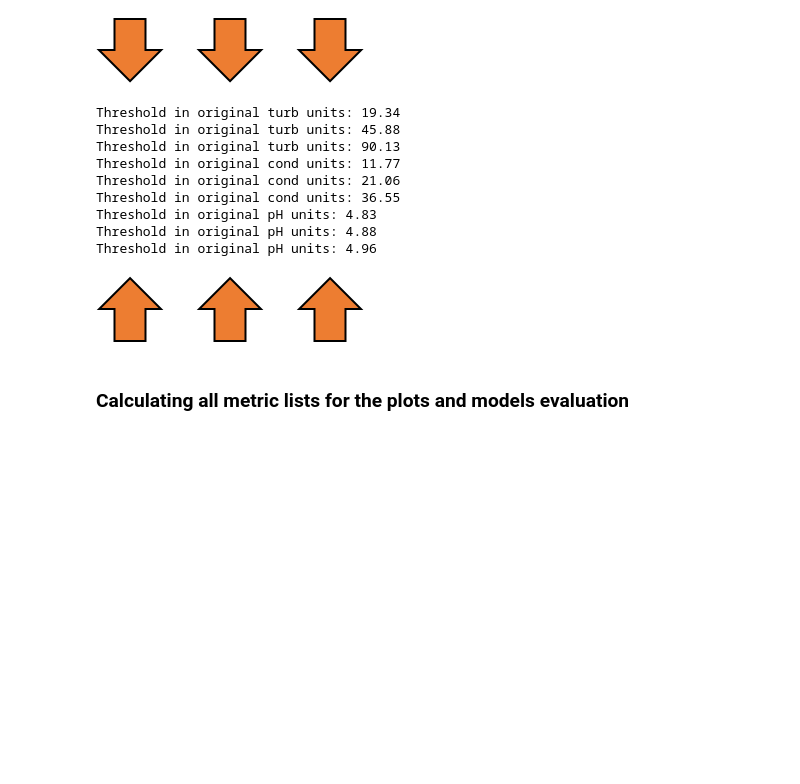
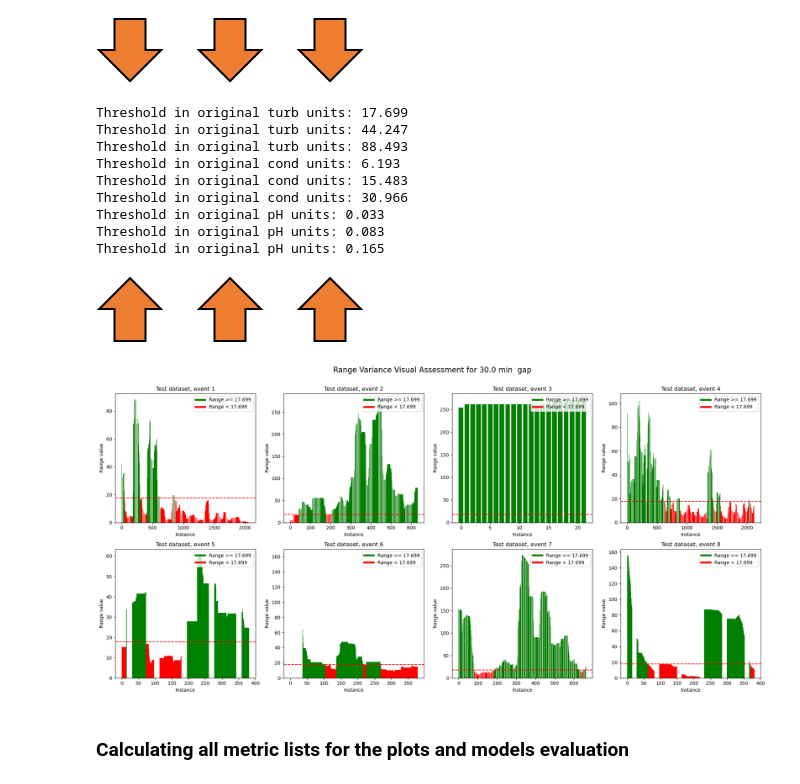
Before and after one commit to n1kraz/imputation-research, a Jupyter notebook: results/results.ipynb, the cells around one changed output. Cells and saved outputs as stored; diff of their text form; code cells hidden in the pictures; blank space fills up the shorter version.

```diff
--- a/results/results.ipynb
+++ b/results/results.ipynb
@@ -55,5 +56,8 @@ TensorFlow version:  2.10.0
 # %%
 # Specify interval at which data were resampled
 interval = '30s'
+# Number of padded datapoints at either end of each event in dataset - added at data preprocessing
 predefined_max_lag_size = 90
+# Choosing which scale to use normalized/original scale
+normalized = False
 # %%
@@ -458,32 +500,25 @@ def scale_par_back(value, param, info=False):
 # %% [markdown]
 ![image.png](attachment:7070c7bf-7bc2-4fa7-b943-527f3b0943e6.png)
 # %%
-# 25 NTU = 0.0132
-# 50 NTU = 0.0273255
-# 100 NTU = 0.055576
-# 125 NTU = 0.0697015
-
-
+parame = ['turb', 'cond', 'pH']
 # We are going to use 3 splits: 0 (maybe 1), 2.5 and 5%
-
-threshold_range = [0.01, 0.025, 0.05]
-parame = ['turb', 'cond', 'pH']
-
-
-# Doesn't return correct value for pH
-for par in parame:
-    for thr in threshold_range:
-        scale_par_back(thr, par, info=True)
+threshold_range_relative = [0.01, 0.025, 0.05]
+threshold_range = [threshold_range_relative, threshold_range_relative, threshold_range_relative]
+if normalized == False:
+    threshold_range_original = []
+    for par in parame:
+        threshold_range_original.append([scale_threshold_back(thr, par, info=True) for thr in threshold_range[0]])
+    threshold_range = threshold_range_original
 # %% [output]
-Threshold in original turb units: 19.34
-Threshold in original turb units: 45.88
-Threshold in original turb units: 90.13
-Threshold in original cond units: 11.77
-Threshold in original cond units: 21.06
-Threshold in original cond units: 36.55
-Threshold in original pH units: 4.83
-Threshold in original pH units: 4.88
-Threshold in original pH units: 4.96
+Threshold in original turb units: 17.699
+Threshold in original turb units: 44.247
+Threshold in original turb units: 88.493
+Threshold in original cond units: 6.193
+Threshold in original cond units: 15.483
+Threshold in original cond units: 30.966
+Threshold in original pH units: 0.033
+Threshold in original pH units: 0.083
+Threshold in original pH units: 0.165
 # %% [markdown]
 ![image.png](attachment:5d911135-c5c3-4f6f-917b-3e205f2c25f4.png)
 # %%
@@ -494,8 +529,8 @@ def range_variance_visual_assessment(lag, gap, threshold, param):
 
     for eve in range(8):
         # Getting range variance
-        number_of_instances = (len(multipar_norm_test_dataset_list[eve][predefined_max_lag_size: -(predefined_max_lag_size)]) - 2 * lag) - gap + 1
-        eve_inst_array = instance_event_collection(lag, gap, multipar_norm_test_dataset_list, param, base=True)[eve]
+        number_of_instances = (len(multipar_test_dataset_list[eve][predefined_max_lag_size: -(predefined_max_lag_size)]) - 2 * lag) - gap + 1
+        eve_inst_array = instance_event_collection(lag, gap, multipar_test_dataset_list, param, base=True)[eve]
         range_variance = clustering_instances_event(eve_inst_array, number_of_instances, threshold)
 
         # Example data
@@ -511,11 +546,11 @@ def range_variance_visual_assessment(lag, gap, threshold, param):
         # Plot the data
         ax = axes[eve]
         ax.bar(categories, values, color=colors)
-        ax.axhline(y=threshold, color='r', linestyle='--', label=f'threshold {threshold:.05f}')
+        ax.axhline(y=threshold, color='r', linestyle='--')
 
         # Add a legend
-        ax.legend(handles=[plt.Line2D([0], [0], color='green', lw=4, label=f'Range >= {scale_par_back(threshold, param)}'),
-                           plt.Line2D([0], [0], color='red', lw=4, label=f'Range < {scale_par_back(threshold, param)}')],
+        ax.legend(handles=[plt.Line2D([0], [0], color='green', lw=4, label=f'Range >= {threshold:.03f}'),
+                           plt.Line2D([0], [0], color='red', lw=4, label=f'Range < {threshold:.03f}')],
                            loc='upper right')
 
 
@@ -523,7 +558,7 @@ def range_variance_visual_assessment(lag, gap, threshold, param):
         ax.set_title(f'Test dataset, event {eve+1}')
         ax.set_xlabel('Instance')
         ax.set_ylabel('Range value')
-        ax.set_ylim(0, 0.2)
+        # ax.set_ylim(0, 0.2)
 
     # Add a common title for the entire figure
     fig.suptitle(f'Range Variance Visual Assessment for {gap/2} min  gap\n', fontsize=16)
@@ -536,9 +571,11 @@ def range_variance_visual_assessment(lag, gap, threshold, param):
 # %%
 # Uncomment to visualize if needed
 
-# range_variance_visual_assessment(20, 60, threshold_range[0], parame[0])
-# range_variance_visual_assessment(20, 40, threshold_range[0], parame[0])
-# range_variance_visual_assessment(20, 20, threshold_range[0], parame[0])
+range_variance_visual_assessment(20, 60, threshold_range[0][0], parame[0])
+# range_variance_visual_assessment(20, 40, threshold_range[0][0], parame[0])
+# range_variance_visual_assessment(20, 20, threshold_range[0][0], parame[0])
+# %% [output]
+[figure, added]
 # %% [markdown]
 ### Calculating all metric lists for the plots and models evaluation
 # %%
```
Also changed, not shown: parts of 22 cells of this notebook, 2 other files.
